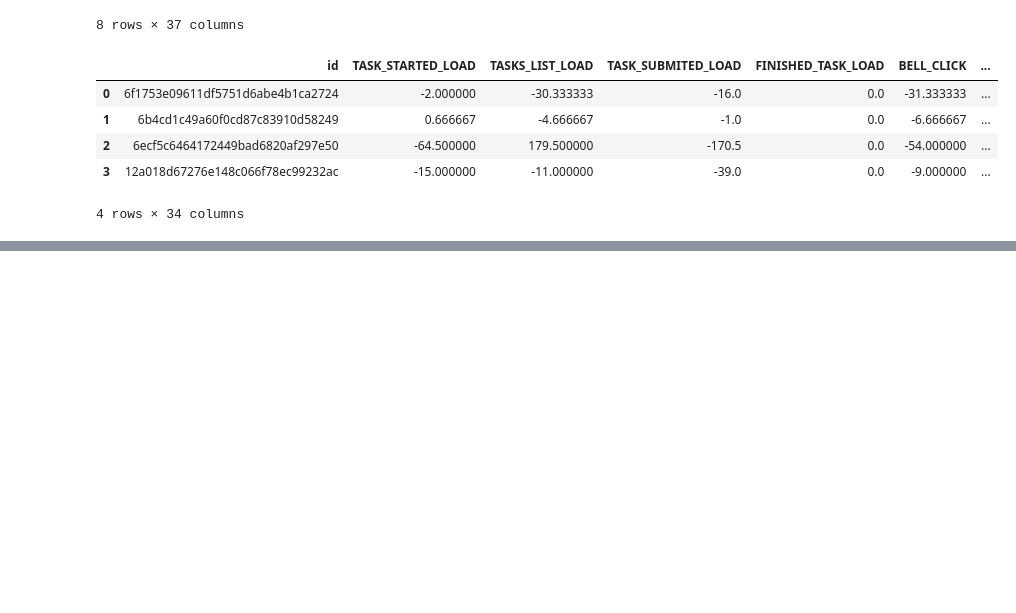
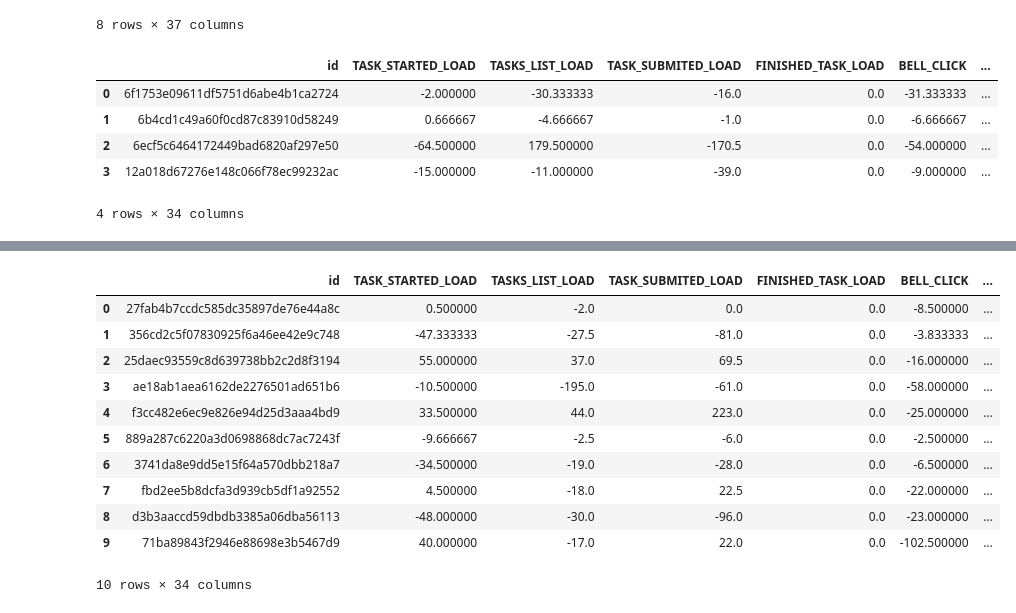
Before and after one commit to rlewinter/IS4800_Project, a Jupyter notebook: exploration.ipynb, the cells around one changed output, grey strips where cells are left out. Cells and saved outputs as stored; diff of their text form; code cells hidden in the pictures; blank space fills up the shorter version.

```diff
--- a/exploration.ipynb
+++ b/exploration.ipynb
@@ -851,0 +890,15 @@ f
+# %%
+calculate_diff(treatment_poly)
+# %% [output]
+|  | id | TASK_STARTED_LOAD | TASKS_LIST_LOAD | TASK_SUBMITED_LOAD | FINISHED_TASK_LOAD | BELL_CLICK | ... |
+| 0 | 27fab4b7ccdc585dc35897de76e44a8c | 0.500000 | -2.0 | 0.0 | 0.0 | -8.500000 | ... |
+| 1 | 356cd2c5f07830925f6a46ee42e9c748 | -47.333333 | -27.5 | -81.0 | 0.0 | -3.833333 | ... |
+| 2 | 25daec93559c8d639738bb2c2d8f3194 | 55.000000 | 37.0 | 69.5 | 0.0 | -16.000000 | ... |
+| 3 | ae18ab1aea6162de2276501ad651b6 | -10.500000 | -195.0 | -61.0 | 0.0 | -58.000000 | ... |
+| 4 | f3cc482e6ec9e826e94d25d3aaa4bd9 | 33.500000 | 44.0 | 223.0 | 0.0 | -25.000000 | ... |
+| 5 | 889a287c6220a3d0698868dc7ac7243f | -9.666667 | -2.5 | -6.0 | 0.0 | -2.500000 | ... |
+| 6 | 3741da8e9dd5e15f64a570dbb218a7 | -34.500000 | -19.0 | -28.0 | 0.0 | -6.500000 | ... |
+| 7 | fbd2ee5b8dcfa3d939cb5df1a92552 | 4.500000 | -18.0 | 22.5 | 0.0 | -22.000000 | ... |
+| 8 | d3b3aaccd59dbdb3385a06dba56113 | -48.000000 | -30.0 | -96.0 | 0.0 | -23.000000 | ... |
+| 9 | 71ba89843f2946e88698e3b5467d9 | 40.000000 | -17.0 | 22.0 | 0.0 | -102.500000 | ... |
+10 rows × 34 columns
```
Also changed, not shown: parts of 11 cells of this notebook, 1 other file.
